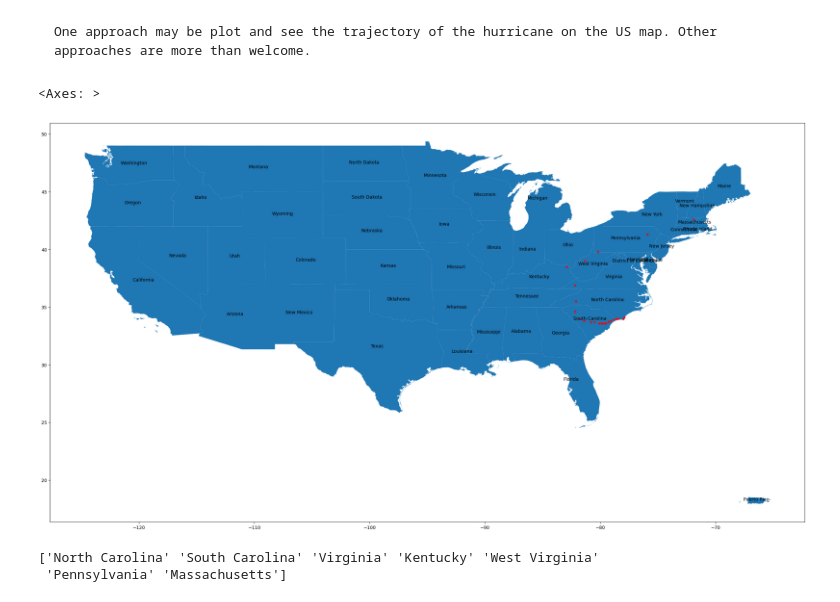
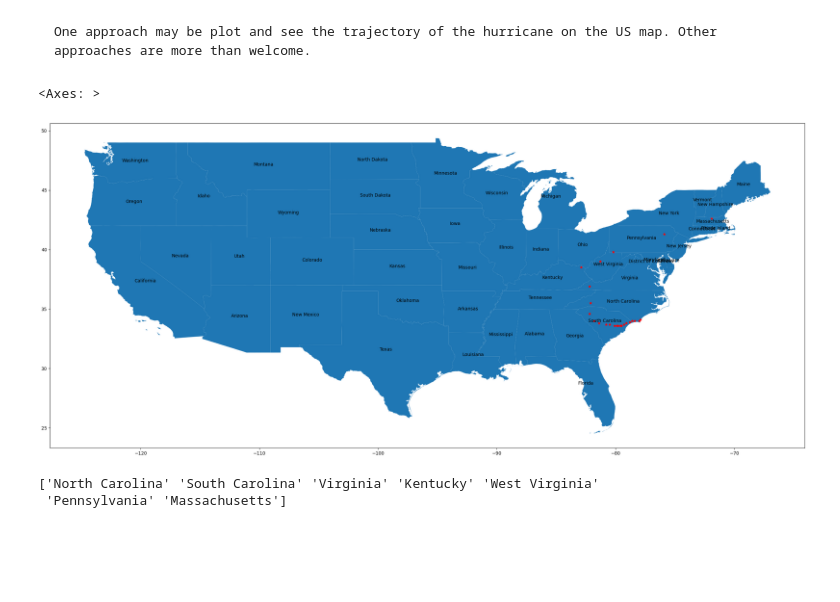
Before and after one commit to SamueleDaverio/2024_Intro_Python, a Jupyter notebook: Copy_of_W3_S2.ipynb, the cells around one changed output. Saved outputs shown, nothing was run; the diff lists cells and outputs as text; code cells hidden in the pictures; blank space fills up the shorter version.

````diff
--- a/Copy_of_W3_S2.ipynb
+++ b/Copy_of_W3_S2.ipynb
@@ -137,11 +131,6 @@ import matplotlib.pyplot as plt
 # The path to the file should be /content/data/hurricane-data/gz_2010_us_040_00_5m.json
 path = r"/content/data/hurricane-data/gz_2010_us_040_00_5m.json"
 country = gpd.read_file(path)
-# %%
-#@markdown Fill in the blank code. Double-click here to reveal
-# Read data with the geopandas function
-path = r"/content/data/hurricane-data/gz_2010_us_040_00_5m.json"
-country = gpd.____(path)
 # %% [markdown]
 ## Q3) Have a look at the data, what type of geometries does the data contain?
 # %%
@@ -203,10 +184,6 @@ florence.head(10)
 # %%
 # Create a geodataframe from the hurricane florence dataframe
 gdf_florence = gpd.GeoDataFrame(florence, geometry=gpd.points_from_xy(florence.Long, florence.Lat))
-# %%
-#@markdown Fill in the blank code. Double-click here to reveal
-# Create a geodataframe from the hurricane florence dataframe
-gdf_florence = gpd.____(florence, geometry=gpd.____(florence.Long, florence.Lat))
 # %%
 # Have a look at the hurricane geodataframe
 gdf_florence.head(10)
@@ -271,14 +236,14 @@ One approach may be plot and see the trajectory of the hurricane on the US map.
 ```
 # %%
 # Plot the hurricane trajectory inside US boundary
-df = country[country['NAME'].isin(['Alaska','Hawaii']) == False]
+df = country[country['NAME'].isin(['Alaska','Hawaii', 'Puerto Rico']) == False]
 ax = df.plot(figsize=(30,20))
 #  Annotate the US states with their names
 s = df.apply(lambda x: ax.annotate(text=x['NAME'], xy=x.geometry.centroid.coords[0], ha='center'), axis=1)
 # Select the hurricane trajectory points inside the US boundary with the overlay operation then
 res_intersection = gdf_florence.overlay(country, how='intersection')
 # Plot the hurricane trajectory inside US boundary
 res_intersection.plot(ax=ax, color='red', marker="*", markersize=25)
 # %% [output]
 <Axes: >
-[figure, old version]
+[figure, new version]
````
Also changed, not shown: parts of 6 cells of this notebook.
